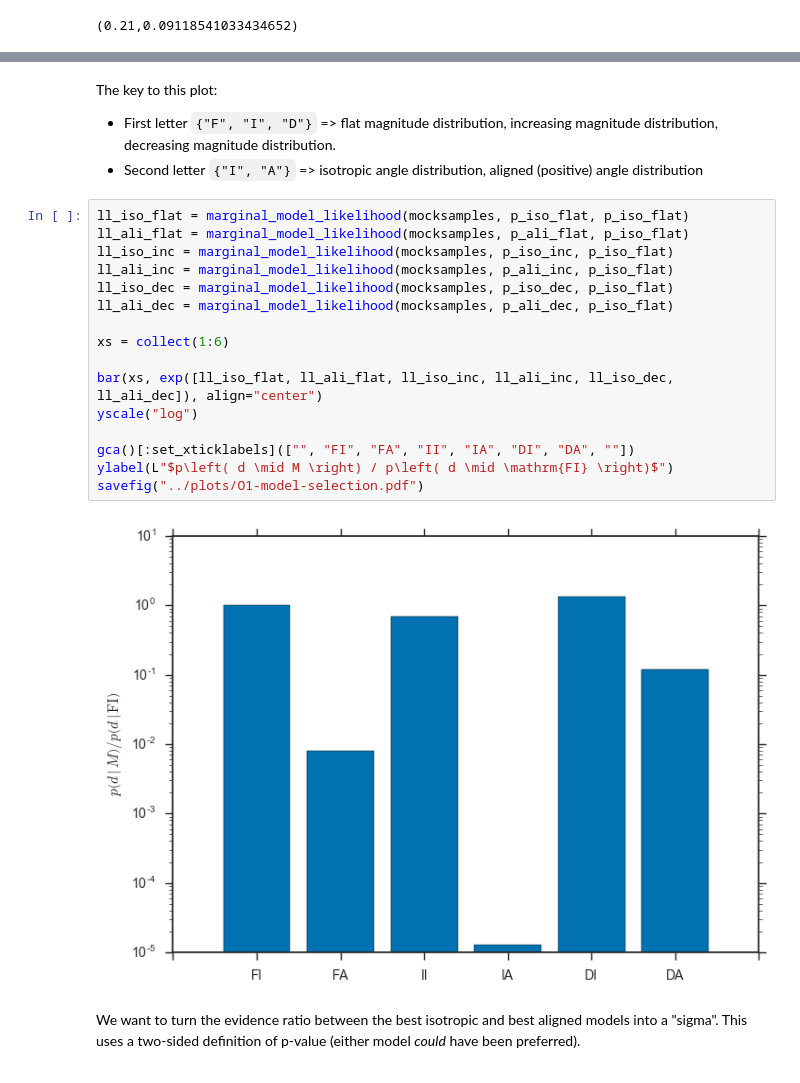
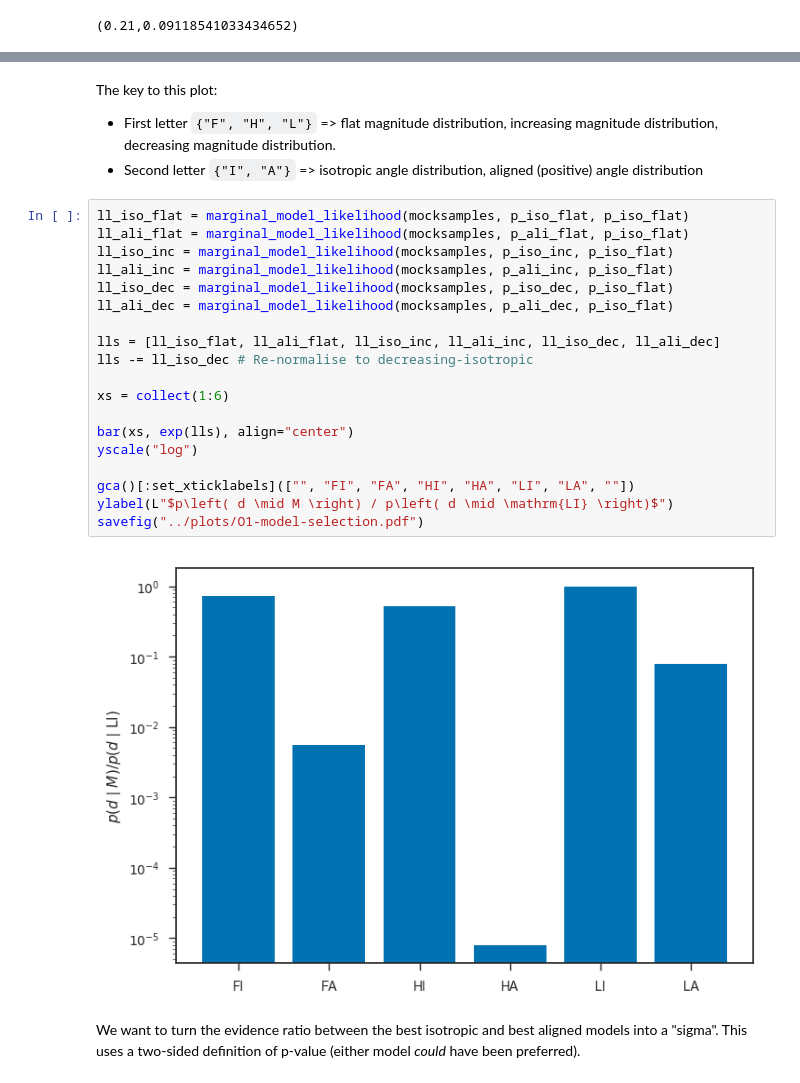
Before and after one commit to farr/AlignedVersusIsoSpin, a Jupyter notebook: notebooks/AlignedVersusIsoPhenom.ipynb, the cells around one changed output, grey strips where cells are left out. Drawn from its saved outputs; the diff is of its cells as text.

```diff
--- a/notebooks/AlignedVersusIsoPhenom.ipynb
+++ b/notebooks/AlignedVersusIsoPhenom.ipynb
@@ -261,26 +267,29 @@ savefig("../plots/chi-eff-mock-posteriors.pdf")
 # %% [markdown]
 The key to this plot:
 
- * First letter `{"F", "I", "D"}` => flat magnitude distribution, increasing magnitude distribution, decreasing magnitude distribution.
+ * First letter `{"F", "H", "L"}` => flat magnitude distribution, increasing magnitude distribution, decreasing magnitude distribution.
  * Second letter `{"I", "A"}` => isotropic angle distribution, aligned (positive) angle distribution
 # %%
 ll_iso_flat = marginal_model_likelihood(mocksamples, p_iso_flat, p_iso_flat)
 ll_ali_flat = marginal_model_likelihood(mocksamples, p_ali_flat, p_iso_flat)
 ll_iso_inc = marginal_model_likelihood(mocksamples, p_iso_inc, p_iso_flat)
 ll_ali_inc = marginal_model_likelihood(mocksamples, p_ali_inc, p_iso_flat)
 ll_iso_dec = marginal_model_likelihood(mocksamples, p_iso_dec, p_iso_flat)
 ll_ali_dec = marginal_model_likelihood(mocksamples, p_ali_dec, p_iso_flat)
 
+lls = [ll_iso_flat, ll_ali_flat, ll_iso_inc, ll_ali_inc, ll_iso_dec, ll_ali_dec]
+lls -= ll_iso_dec # Re-normalise to decreasing-isotropic
+
 xs = collect(1:6)
 
-bar(xs, exp([ll_iso_flat, ll_ali_flat, ll_iso_inc, ll_ali_inc, ll_iso_dec, ll_ali_dec]), align="center")
+bar(xs, exp(lls), align="center")
 yscale("log")
 
-gca()[:set_xticklabels](["", "FI", "FA", "II", "IA", "DI", "DA", ""])
-ylabel(L"$p\left( d \mid M \right) / p\left( d \mid \mathrm{FI} \right)$")
+gca()[:set_xticklabels](["", "FI", "FA", "HI", "HA", "LI", "LA", ""])
+ylabel(L"$p\left( d \mid M \right) / p\left( d \mid \mathrm{LI} \right)$")
 savefig("../plots/O1-model-selection.pdf")
 # %% [output]
-[figure, old version]
+[figure, new version]
 # %% [markdown]
 We want to turn the evidence ratio between the best isotropic and best aligned models into a "sigma".  This uses a two-sided definition of p-value (either model *could* have been preferred).
 # %%
```
Also changed, not shown: parts of 6 cells of this notebook, 6 other files.
